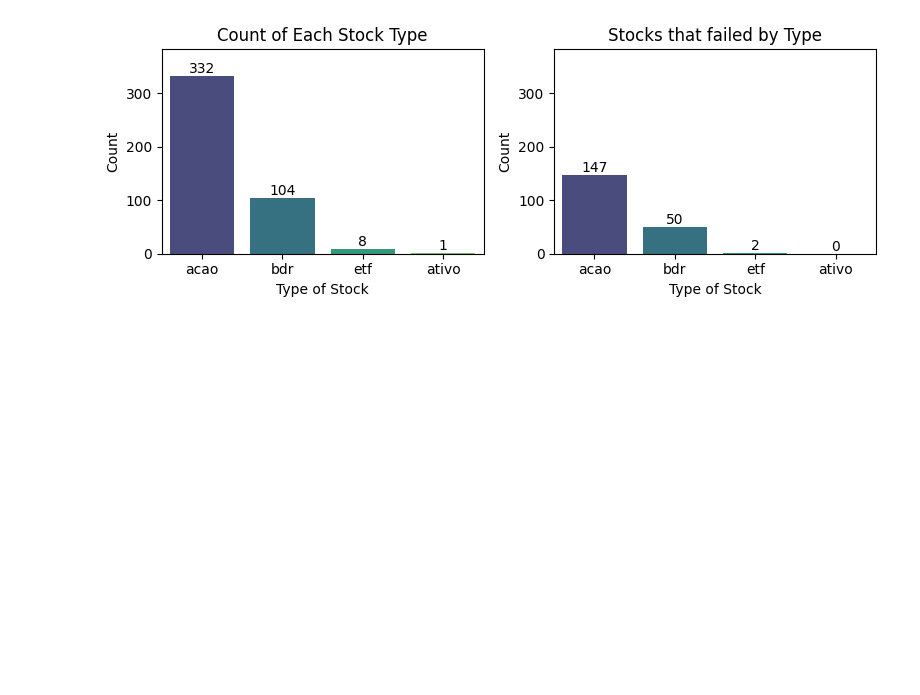
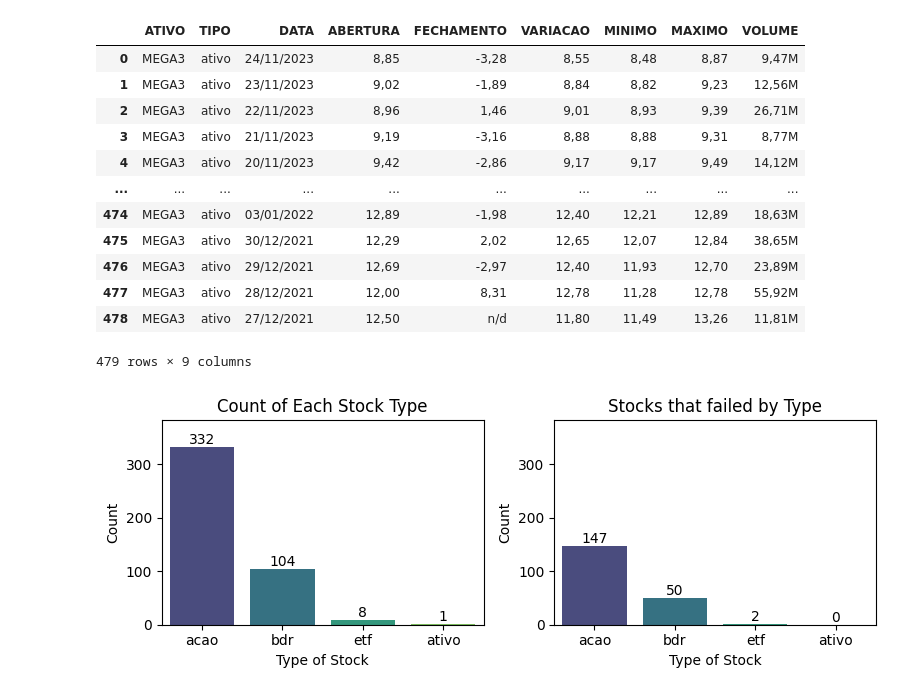
Before and after one commit to eng-robsonsampaio/scrape_stock_market, a Jupyter notebook: scrape_selenium.ipynb, the cells around one changed output. Cells and saved outputs as stored; diff of their text form; code cells hidden in the pictures; blank space fills up the shorter version.

```diff
--- a/scrape_selenium.ipynb
+++ b/scrape_selenium.ipynb
@@ -139,7 +140,7 @@ def get_stock_data(url, tipo, ativo):
     date_min_state = click_on_element(driver=driver, method=By.XPATH, path='//*[@id="dateMin"]')
     if date_min_state:
         datemin = driver.find_element(by=By.XPATH, value='//*[@id="dateMin"]')
-        datemin.send_keys('01/01/2020')
+        datemin.send_keys('01/01/2021')
     else:
         driver.quit()
         return {
@@ -265,13 +270,14 @@ num_loaded = 0
 num_failed = 0
 couting = 0
 
-for index, row in df_stocks[df_stocks['type']!='fii'].iterrows():
-    link = row['link']
-    tipo = row['type']
-    ativo = row['value']
+for index, row in df_stocks[df_stocks['TIPO']=='acao'].iterrows(): #ALTERADO!!!!!!!!!!
+    link = row['LINK']
+    tipo = row['TIPO']
+    ativo = row['ATIVO']
     print(f'########  Loading: {ativo} ########')
     for i in range(2):
         # Chamar o método de busca
+        # resultado = get_test(f"{link}historico/", tipo, ativo) #ALTERADADO!!!!!!!!!!!!!!
         resultado = get_stock_data(f"{link}historico/", tipo, ativo)
         if len(resultado['ATIVO']) == 0:
             # print(f'{ativo} loading fail\n')
@@ -291,3 +315,19 @@ for index, row in df_stocks[df_stocks['type']!='fii'].iterrows():
+# %%
+df_resultados
+# %% [output]
+|  | ATIVO | TIPO | DATA | ABERTURA | FECHAMENTO | VARIACAO | MINIMO | MAXIMO | VOLUME |
+| 0 | MEGA3 | ativo | 24/11/2023 | 8,85 | -3,28 | 8,55 | 8,48 | 8,87 | 9,47M |
+| 1 | MEGA3 | ativo | 23/11/2023 | 9,02 | -1,89 | 8,84 | 8,82 | 9,23 | 12,56M |
+| 2 | MEGA3 | ativo | 22/11/2023 | 8,96 | 1,46 | 9,01 | 8,93 | 9,39 | 26,71M |
+| 3 | MEGA3 | ativo | 21/11/2023 | 9,19 | -3,16 | 8,88 | 8,88 | 9,31 | 8,77M |
+| 4 | MEGA3 | ativo | 20/11/2023 | 9,42 | -2,86 | 9,17 | 9,17 | 9,49 | 14,12M |
+| ... | ... | ... | ... | ... | ... | ... | ... | ... | ... |
+| 474 | MEGA3 | ativo | 03/01/2022 | 12,89 | -1,98 | 12,40 | 12,21 | 12,89 | 18,63M |
+| 475 | MEGA3 | ativo | 30/12/2021 | 12,29 | 2,02 | 12,65 | 12,07 | 12,84 | 38,65M |
+| 476 | MEGA3 | ativo | 29/12/2021 | 12,69 | -2,97 | 12,40 | 11,93 | 12,70 | 23,89M |
+| 477 | MEGA3 | ativo | 28/12/2021 | 12,00 | 8,31 | 12,78 | 11,28 | 12,78 | 55,92M |
+| 478 | MEGA3 | ativo | 27/12/2021 | 12,50 | n/d | 11,80 | 11,49 | 13,26 | 11,81M |
+479 rows × 9 columns
 # %%
 # Specify the desired directory
 directory = 'output'
```
Also changed, not shown: parts of 8 cells of this notebook.
